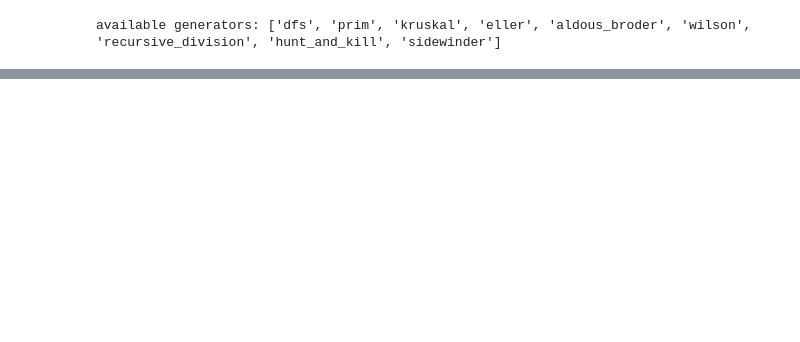
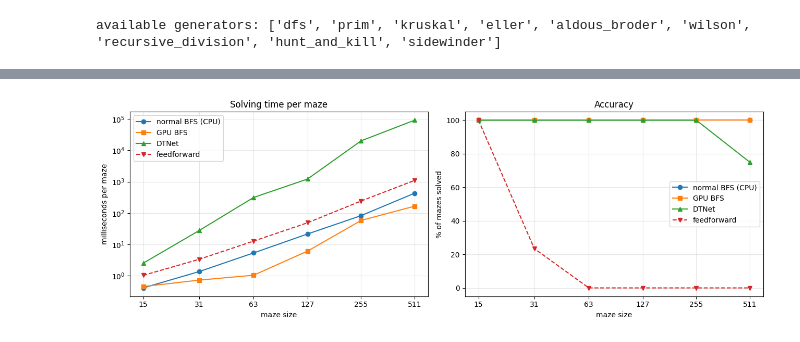
Before and after one commit to yoshi0428/maze-generalization, a Jupyter notebook: notebooks/speed_comparison.ipynb, the cells around one changed output, grey strips where cells are left out. Cells and saved outputs as stored; diff of their text form; code cells hidden in the pictures; blank space fills up the shorter version.

```diff
--- a/notebooks/speed_comparison.ipynb
+++ b/notebooks/speed_comparison.ipynb
@@ -337,0 +286,17 @@ for (wr, size), (tied, med, mx) in rows.items():
+# %%
+# RESULTS TABLE
+
+# Turns the 24 results into two tables (time per maze and accuracy),
+# with one row per maze size and one column per method.
+import pandas as pd
+
+results = pd.DataFrame(rows)
+order = ["normal BFS (CPU)", "GPU BFS", "DTNet", "feedforward"]
+
+time_table = results.pivot(index="size", columns="method", values="ms_per_maze")[order].round(2)
+acc_table = (100 * results.pivot(index="size", columns="method", values="accuracy")[order]).round(0)
+
+print("Time per maze (milliseconds)")
+display(time_table)
+print("Accuracy (% of mazes solved perfectly)")
+display(acc_table)
@@ -337,0 +322,27 @@ for (wr, size), (tied, med, mx) in rows.items():
+# %%
+# GRAPH: SOLVING TIME AND ACCURACY VS MAZE SIZE
+# Left: time per maze (log scale). Right: % of mazes solved. One line per method.
+fig, (ax1, ax2) = plt.subplots(1, 2, figsize=(13, 4.5))
+styles = {"normal BFS (CPU)": "o-", "GPU BFS": "s-", "DTNet": "^-", "feedforward": "v--"}
+
+for method, style in styles.items():
+    r = results[results["method"] == method]
+    ax1.plot(r["size"], r["ms_per_maze"], style, label=method)
+    ax2.plot(r["size"], 100 * r["accuracy"], style, label=method)
+
+sizes = sorted(results["size"].unique())
+ax1.set(xscale="log", yscale="log", xlabel="maze size", ylabel="milliseconds per maze",
+        title="Solving time per maze")
+ax2.set(xscale="log", xlabel="maze size", ylabel="% of mazes solved",
+        title="Accuracy", ylim=(-5, 105))
+for ax in (ax1, ax2):
+    ax.set_xticks(sizes, [str(s) for s in sizes])
+    ax.minorticks_off()
+    ax.grid(alpha=0.3)
+    ax.legend()
+
+fig.tight_layout()
+fig.savefig("speed_comparison.png", dpi=150)
+plt.show()
+# %% [output]
+[figure, added]
```
Also changed, not shown: parts of 35 cells of this notebook.
